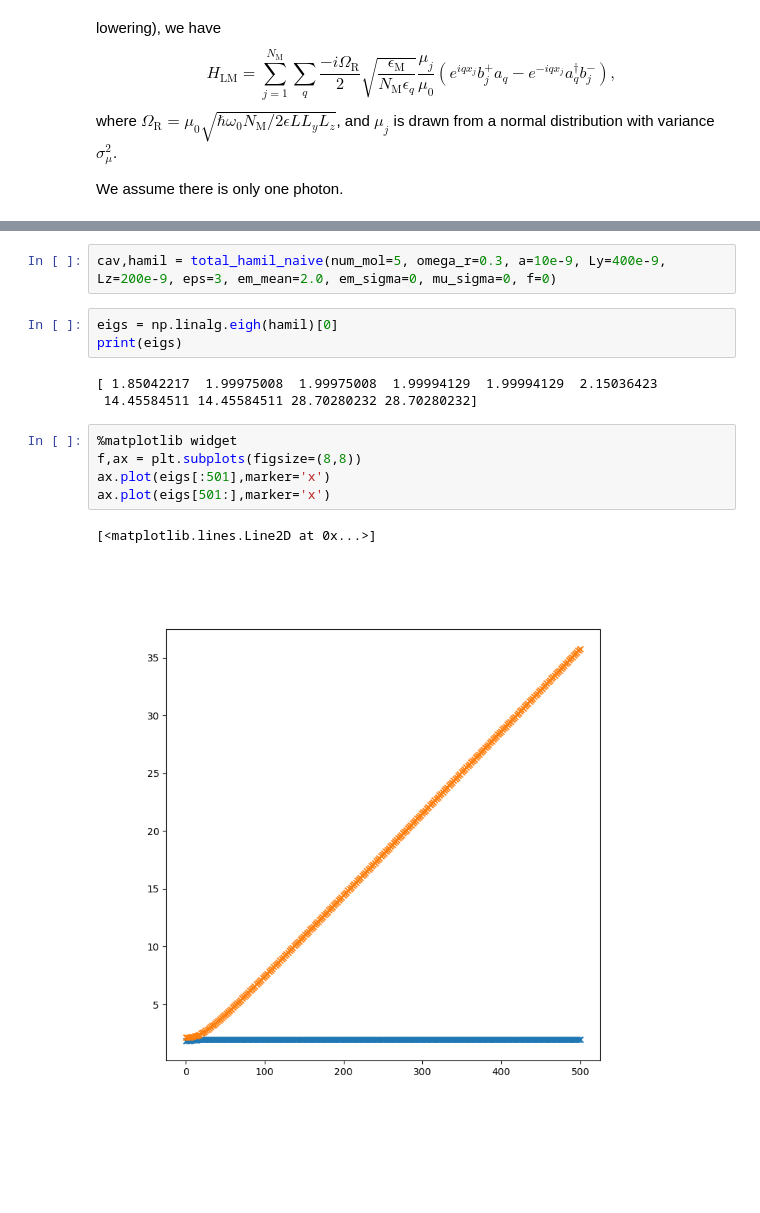
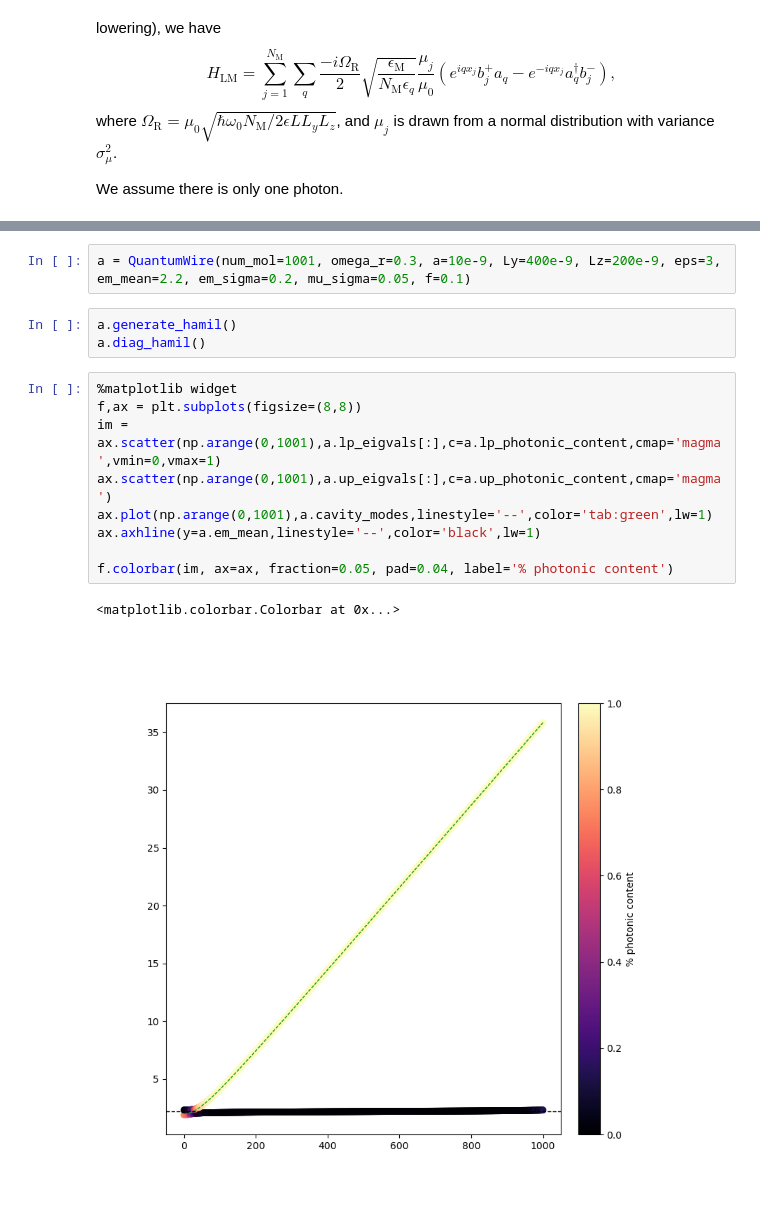
Before and after one commit to brianz98/eigenstate-thermolization, a Jupyter notebook: eigenstate-thermolization.ipynb, the cells around one changed output, grey strips where cells are left out. Saved outputs shown, nothing was run; the diff lists cells and outputs as text; blank space fills up the shorter version.

Commit message:
Working photonic content

```diff
--- a/eigenstate-thermolization.ipynb
+++ b/eigenstate-thermolization.ipynb
@@ -76,16 +112,17 @@ def total_hamil_naive(num_mol, omega_r, a, Ly, Lz, eps, em_mean, em_sigma, mu_si
 # %%
-cav,hamil = total_hamil_naive(num_mol=5, omega_r=0.3, a=10e-9, Ly=400e-9, Lz=200e-9, eps=3, em_mean=2.0, em_sigma=0, mu_sigma=0, f=0)
+a = QuantumWire(num_mol=1001, omega_r=0.3, a=10e-9, Ly=400e-9, Lz=200e-9, eps=3, em_mean=2.2, em_sigma=0.2, mu_sigma=0.05, f=0.1)
-# %%
-eigs = np.linalg.eigh(hamil)[0]
-print(eigs)
-# %% [output]
-[ 1.85042217  1.99975008  1.99975008  1.99994129  1.99994129  2.15036423
- 14.45584511 14.45584511 28.70280232 28.70280232]
+# %%
+a.generate_hamil()
+a.diag_hamil()
 # %%
 %matplotlib widget
 f,ax = plt.subplots(figsize=(8,8))
-ax.plot(eigs[:501],marker='x')
-ax.plot(eigs[501:],marker='x')
+im = ax.scatter(np.arange(0,1001),a.lp_eigvals[:],c=a.lp_photonic_content,cmap='magma',vmin=0,vmax=1)
+ax.scatter(np.arange(0,1001),a.up_eigvals[:],c=a.up_photonic_content,cmap='magma')
+ax.plot(np.arange(0,1001),a.cavity_modes,linestyle='--',color='tab:green',lw=1)
+ax.axhline(y=a.em_mean,linestyle='--',color='black',lw=1)
+
+f.colorbar(im, ax=ax, fraction=0.05, pad=0.04, label='% photonic content')
 # %% [output]
-[<matplotlib.lines.Line2D at 0x...>]
+<matplotlib.colorbar.Colorbar at 0x...>
-[figure, old version]
+[figure, new version]
```
Also changed, not shown: parts of 7 cells of this notebook.
